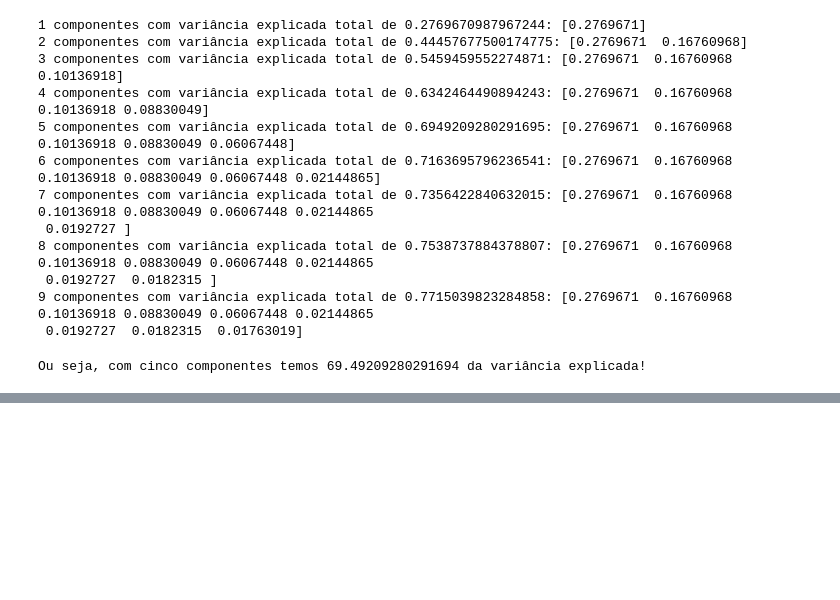
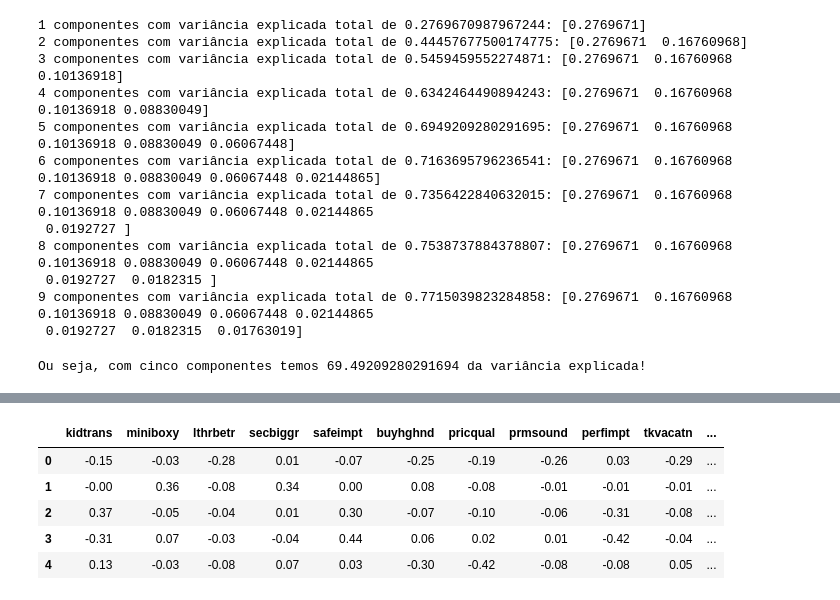
Before and after one commit to luismendoncafsilva/PCA_K-Means_Clustering_Project, a Jupyter notebook: pca_microvan.ipynb, the cells around one changed output, grey strips where cells are left out. Saved outputs shown, nothing was run; the diff lists cells and outputs as text; code cells hidden in the pictures; blank space fills up the shorter version.

```diff
--- a/pca_microvan.ipynb
+++ b/pca_microvan.ipynb
@@ -172,0 +193,14 @@ Ou seja, com cinco componentes temos 69.49209280291694 da variância explicada!
+# %%
+df_composicao_componentes = pd.DataFrame(columns=df_microvan.drop(demo_columns, axis=1).columns)
+
+for i in range(5):
+    df_composicao_componentes.loc[i] = pca.components_[i]
+
+df_composicao_componentes
+# %% [output]
+|  | kidtrans | miniboxy | lthrbetr | secbiggr | safeimpt | buyhghnd | pricqual | prmsound | perfimpt | tkvacatn | ... |
+| 0 | -0.15 | -0.03 | -0.28 | 0.01 | -0.07 | -0.25 | -0.19 | -0.26 | 0.03 | -0.29 | ... |
+| 1 | -0.00 | 0.36 | -0.08 | 0.34 | 0.00 | 0.08 | -0.08 | -0.01 | -0.01 | -0.01 | ... |
+| 2 | 0.37 | -0.05 | -0.04 | 0.01 | 0.30 | -0.07 | -0.10 | -0.06 | -0.31 | -0.08 | ... |
+| 3 | -0.31 | 0.07 | -0.03 | -0.04 | 0.44 | 0.06 | 0.02 | 0.01 | -0.42 | -0.04 | ... |
+| 4 | 0.13 | -0.03 | -0.08 | 0.07 | 0.03 | -0.30 | -0.42 | -0.08 | -0.08 | 0.05 | ... |
```
Also changed, not shown: parts of 5 cells of this notebook.
